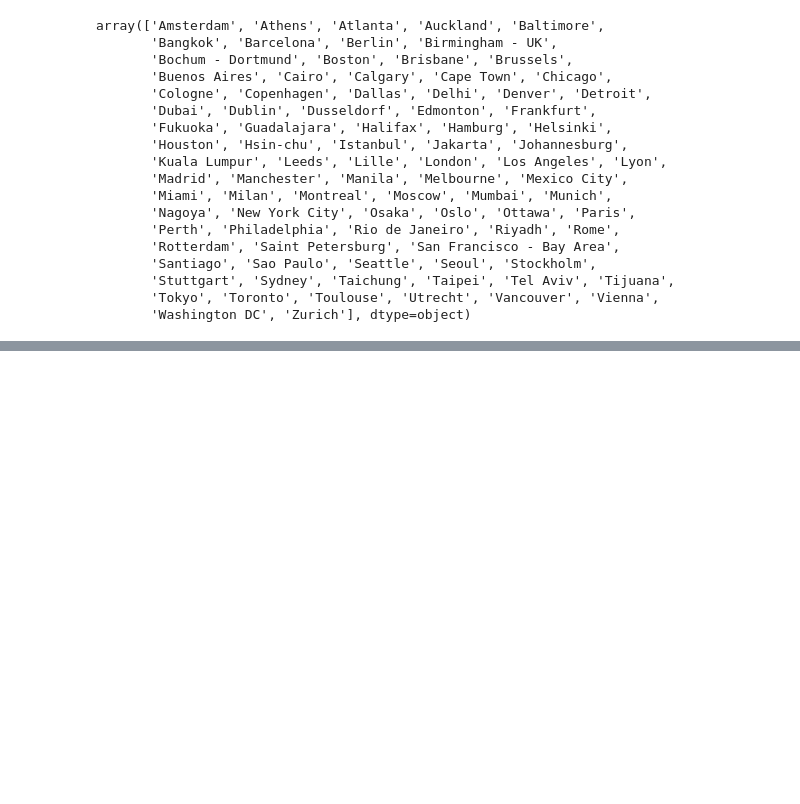
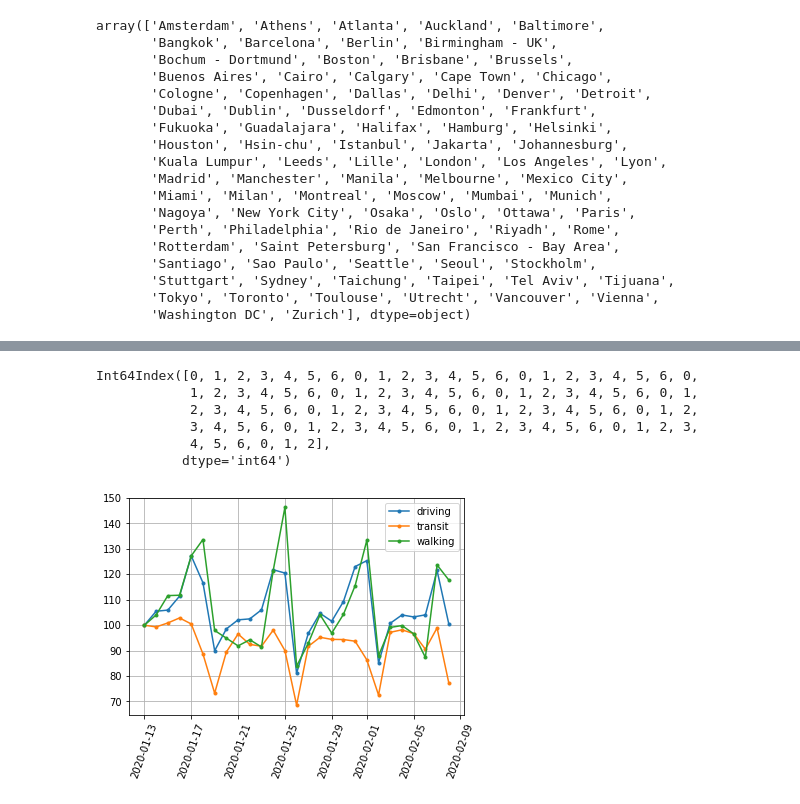
Before and after one commit to KellyGothard/RedditUSACOVID, a Jupyter notebook: notebooks/Apple_mobility_data.ipynb, the cells around one changed output, grey strips where cells are left out. Drawn from its saved outputs; the diff is of its cells as text; code cells hidden in the pictures; blank space fills up the shorter version.

Commit message:
REF update readme, ADD mobility plots

```diff
--- a/notebooks/Apple_mobility_data.ipynb
+++ b/notebooks/Apple_mobility_data.ipynb
@@ -52,0 +39,2 @@ apple_mob_dat
+# %%
+available= ['New York City', 'Los Angeles', 'Boston', 'Chicago', 'Atlanta']
@@ -52,0 +43,2 @@ apple_mob_dat
+# %%
+top5 = apple_mob_dat[apple_mob_dat.region.isin(available)]
@@ -52,0 +55,18 @@ apple_mob_dat
+# %%
+pd.to_datetime(top5.columns[3:]).weekday
+# %% [output]
+Int64Index([0, 1, 2, 3, 4, 5, 6, 0, 1, 2, 3, 4, 5, 6, 0, 1, 2, 3, 4, 5, 6, 0,
+            1, 2, 3, 4, 5, 6, 0, 1, 2, 3, 4, 5, 6, 0, 1, 2, 3, 4, 5, 6, 0, 1,
+            2, 3, 4, 5, 6, 0, 1, 2, 3, 4, 5, 6, 0, 1, 2, 3, 4, 5, 6, 0, 1, 2,
+            3, 4, 5, 6, 0, 1, 2, 3, 4, 5, 6, 0, 1, 2, 3, 4, 5, 6, 0, 1, 2, 3,
+            4, 5, 6, 0, 1, 2],
+           dtype='int64')
+# %%
+plt.plot(pd.to_datetime(top5.iloc[0,3:30].index),top5.iloc[0,3:30],marker='.', label = top5.iloc[0,2])
+plt.plot(pd.to_datetime(top5.iloc[1,3:30].index),top5.iloc[1,3:30],marker='.',label = top5.iloc[1,2])
+plt.plot(pd.to_datetime(top5.iloc[2,3:30].index),top5.iloc[2,3:30],marker='.',label = top5.iloc[2,2])
+plt.legend()
+plt.xticks(rotation=70)
+plt.grid()
+# %% [output]
+[figure, added]
```
Also changed, not shown: parts of 17 cells of this notebook, 1 other file.
